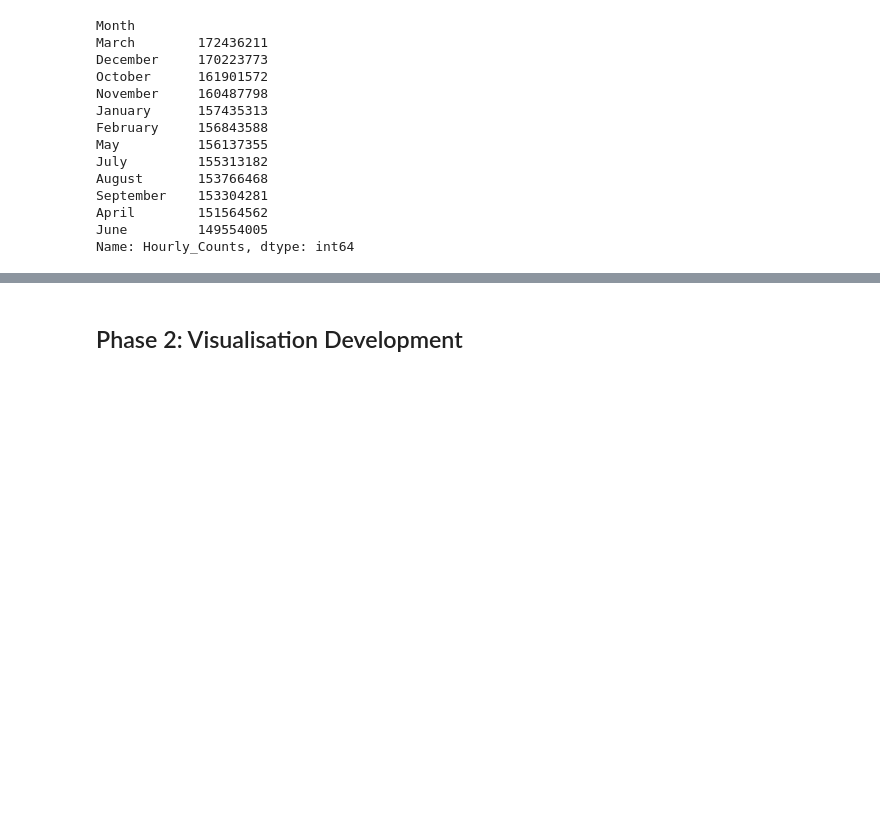
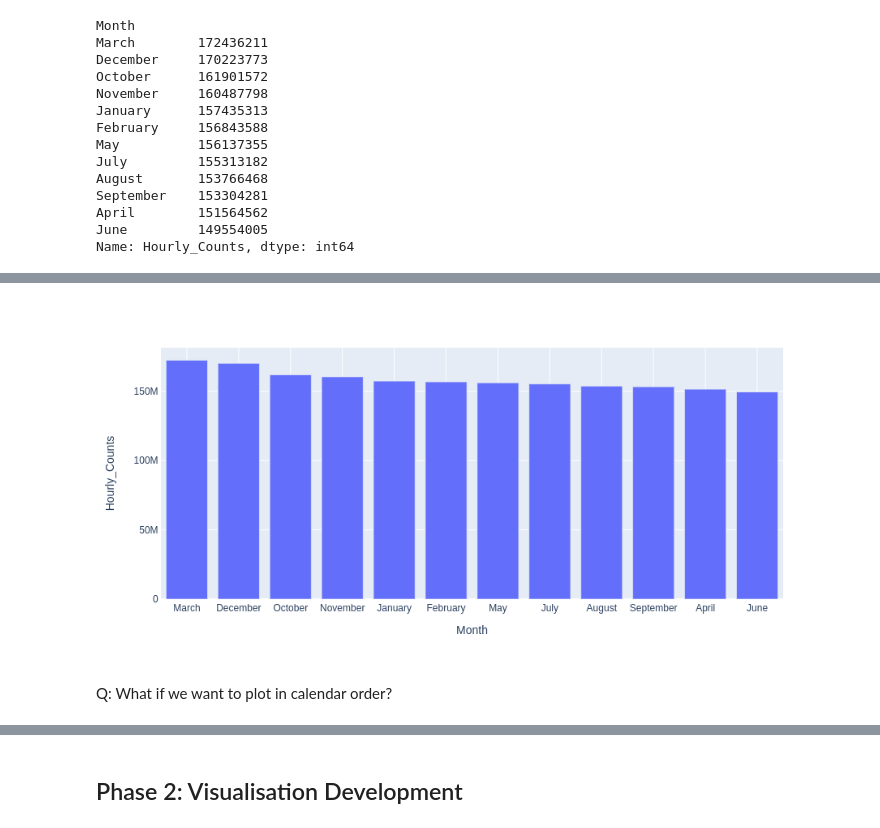
Before and after one commit to ned2/melbviz, a Jupyter notebook: workshop/workshop.ipynb, the cells around one changed output, grey strips where cells are left out. Cells and saved outputs as stored; diff of their text form; code cells hidden in the pictures; blank space fills up the shorter version.

```diff
--- a/workshop/workshop.ipynb
+++ b/workshop/workshop.ipynb
@@ -332,0 +340,3 @@ NameError: name 'px' is not defined
+# %%
+months_2019_df = months_2019.reset_index()
+months_2019_df
@@ -332,0 +357,7 @@ NameError: name 'px' is not defined
+# %%
+# plotting from DataFrame
+px.bar(months_2019_df, x="Month", y="Hourly_Counts")
+# %% [output]
+[figure, added]
+# %% [markdown]
+Q: What if we want to plot in calendar order?
```
Also changed, not shown: parts of 9 cells of this notebook.
